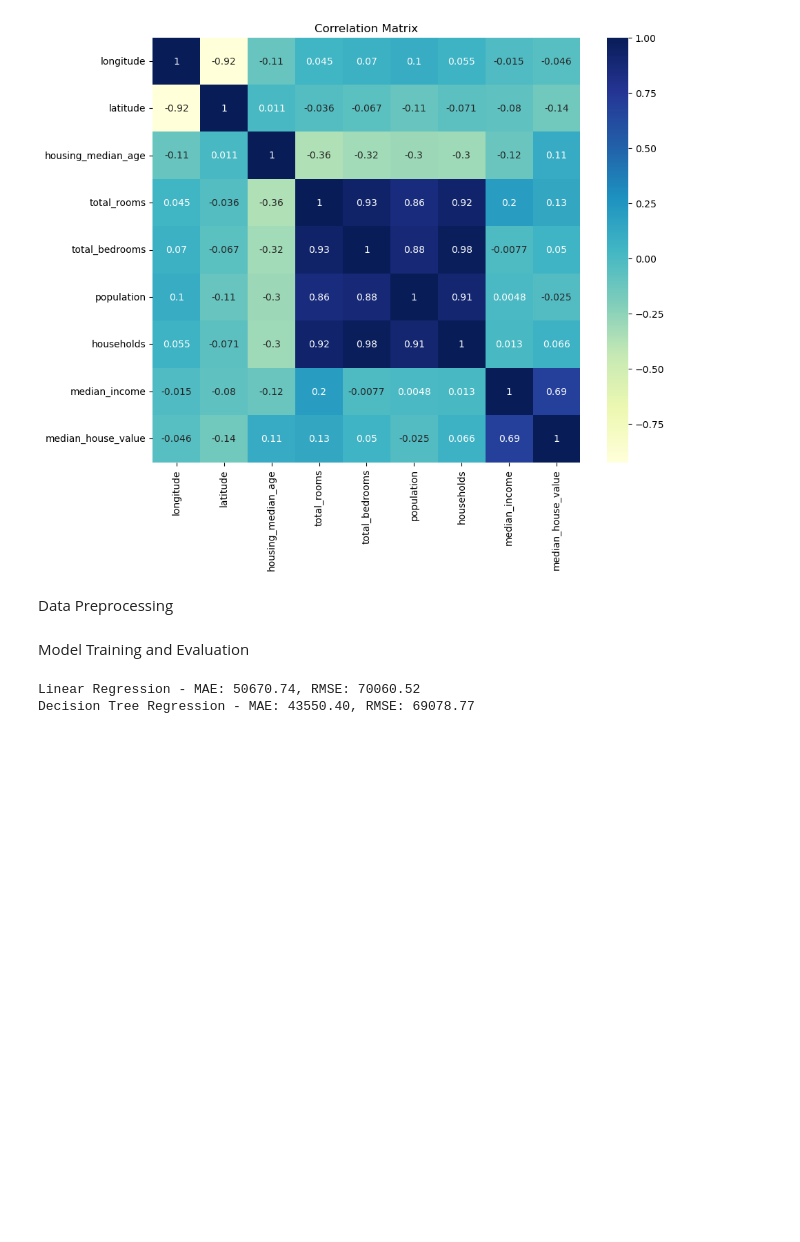
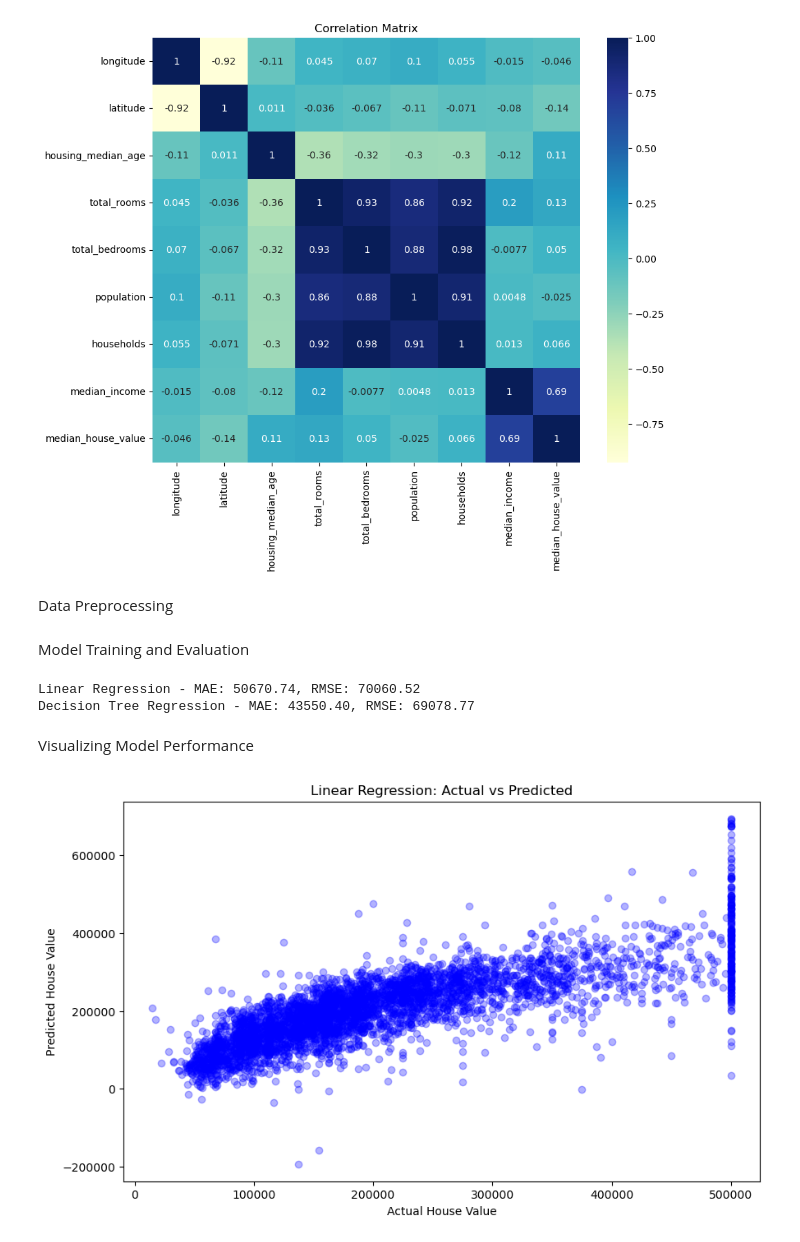
Before and after one commit to tanvisivaraj/housing-price-regression, a Jupyter notebook: california_housing_price_prediction.ipynb, the cells around one changed output. Cells and saved outputs as stored; diff of their text form; code cells hidden in the pictures; blank space fills up the shorter version.

Commit message:
#1 Evaluated model performance with MAE and RMSE, and visualized predictions versus actual values.

```diff
--- a/california_housing_price_prediction.ipynb
+++ b/california_housing_price_prediction.ipynb
@@ -134,3 +134,15 @@ evaluate_model(y_test, y_pred_tree, "Decision Tree Regression")
 # %% [output]
 Linear Regression - MAE: 50670.74, RMSE: 70060.52
 Decision Tree Regression - MAE: 43550.40, RMSE: 69078.77
+# %% [markdown]
+Visualizing Model Performance
+# %%
+## Scatter plot to visualize predictions vs actual values for linear regression
+plt.figure(figsize=(10, 6))
+plt.scatter(y_test, y_pred_linear, alpha=0.3, color='blue')
+plt.xlabel("Actual House Value")
+plt.ylabel("Predicted House Value")
+plt.title("Linear Regression: Actual vs Predicted")
+plt.show()
+# %% [output]
+[figure, added]
```
Also changed, not shown: parts of 1 cell of this notebook.
